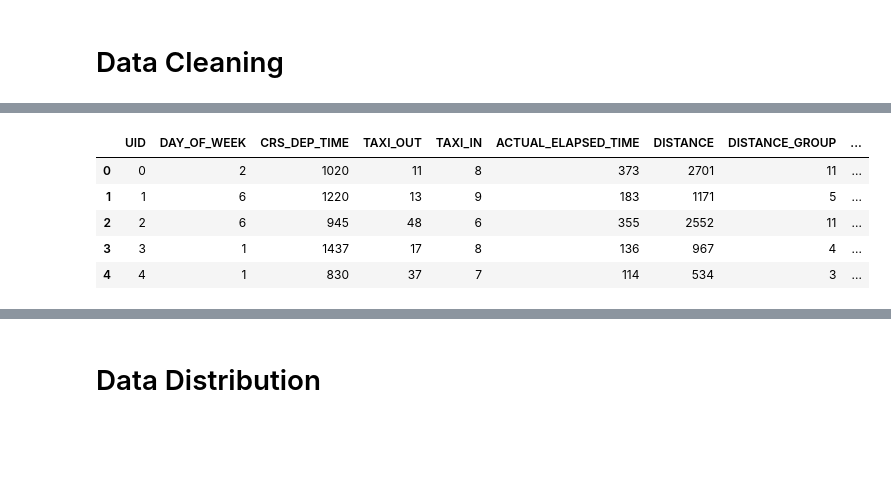
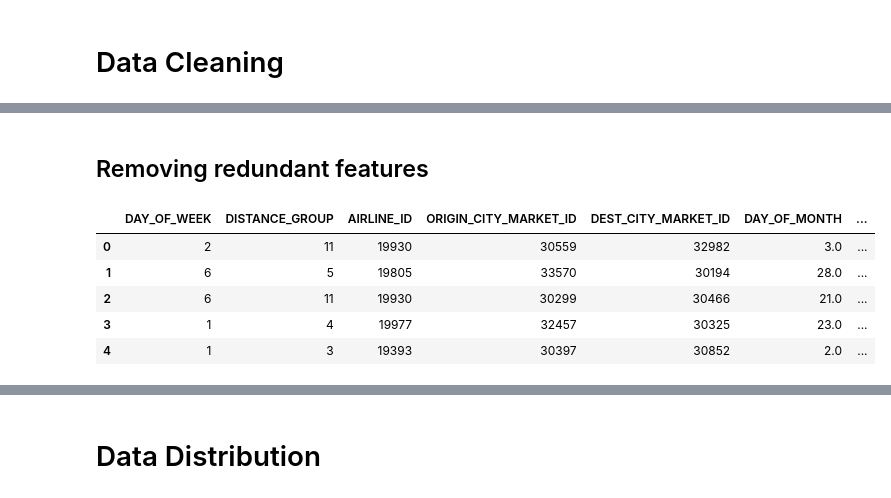
Before and after one commit to harshit0511/Flight-Delay, a Jupyter notebook: Homework 5.ipynb, the cells around one changed output, grey strips where cells are left out. Saved outputs shown, nothing was run; the diff lists cells and outputs as text; code cells hidden in the pictures; blank space fills up the shorter version.

```diff
--- a/Homework 5.ipynb
+++ b/Homework 5.ipynb
@@ -70,13 +40,3 @@ train
-# %%
-# Using Python's Dictionary as Hash-Map to to encode states as integers
-# Using the same encoding for Destination State as well (for consistency)
-states = {}
-
-for i in range(len(train)):
-    key = train.loc[i, 'ORIGIN_STATE_ABR']
-    value = train.loc[i, 'ORIG_STATE']
-    states[key] = value
-
-for i in range(len(train)):
-    val = train.loc[i, 'DEST_STATE_ABR']
-    train.loc[i, 'DEST_STATE'] = states[val]
+# %%
+train = cleaning(train)
+train.head()
@@ -83,16 +107,21 @@ for i in range(len(train)):
+# %% [markdown]
+## Removing redundant features
 # %%
 # Dropping the un-cleaned columns (ONLY FOR NOW !!!)
-irrel_cols = ['ORIGIN', 'ORIGIN_CITY_NAME', 'DEST', 'DEST_CITY_NAME', 'ORIGIN_STATE_ABR', 'DEST_STATE_ABR', 'UNIQUE_CARRIER']
-train = train.drop(irrel_cols, axis=1)
+redundant_cols = ['UID', 'FL_NUM','FIRST_DEP_TIME', 'ORIGIN', 'ORIGIN_CITY_NAME', 'DEST', 'DEST_STATE_ABR',
+                  'UNIQUE_CARRIER']
+new_train = train.drop(redundant_cols, axis=1)
 
-redundant_cols = ['FIRST_DEP_TIME', 'FL_DATE']
-train = train.drop(redundant_cols, axis=1)
+# These features have been used to create new features which made more sense
+treated_cols = ['FL_DATE', 'ORIGIN_STATE_ABR', 'DEST_CITY_NAME', 'CRS_DEP_TIME', 'TAXI_OUT',
+               'TAXI_IN', 'ACTUAL_ELAPSED_TIME', 'DISTANCE']
+new_train = new_train.drop(treated_cols, axis=1)
 
-train.head()
+new_train.head()
 # %% [output]
-|  | UID | DAY_OF_WEEK | CRS_DEP_TIME | TAXI_OUT | TAXI_IN | ACTUAL_ELAPSED_TIME | DISTANCE | DISTANCE_GROUP | ... |
-| 0 | 0 | 2 | 1020 | 11 | 8 | 373 | 2701 | 11 | ... |
-| 1 | 1 | 6 | 1220 | 13 | 9 | 183 | 1171 | 5 | ... |
-| 2 | 2 | 6 | 945 | 48 | 6 | 355 | 2552 | 11 | ... |
-| 3 | 3 | 1 | 1437 | 17 | 8 | 136 | 967 | 4 | ... |
-| 4 | 4 | 1 | 830 | 37 | 7 | 114 | 534 | 3 | ... |
+|  | DAY_OF_WEEK | DISTANCE_GROUP | AIRLINE_ID | ORIGIN_CITY_MARKET_ID | DEST_CITY_MARKET_ID | DAY_OF_MONTH | ... |
+| 0 | 2 | 11 | 19930 | 30559 | 32982 | 3.0 | ... |
+| 1 | 6 | 5 | 19805 | 33570 | 30194 | 28.0 | ... |
+| 2 | 6 | 11 | 19930 | 30299 | 30466 | 21.0 | ... |
+| 3 | 1 | 4 | 19977 | 32457 | 30325 | 23.0 | ... |
+| 4 | 1 | 3 | 19393 | 30397 | 30852 | 2.0 | ... |
```
Also changed, not shown: parts of 65 cells of this notebook, 3 other files.
